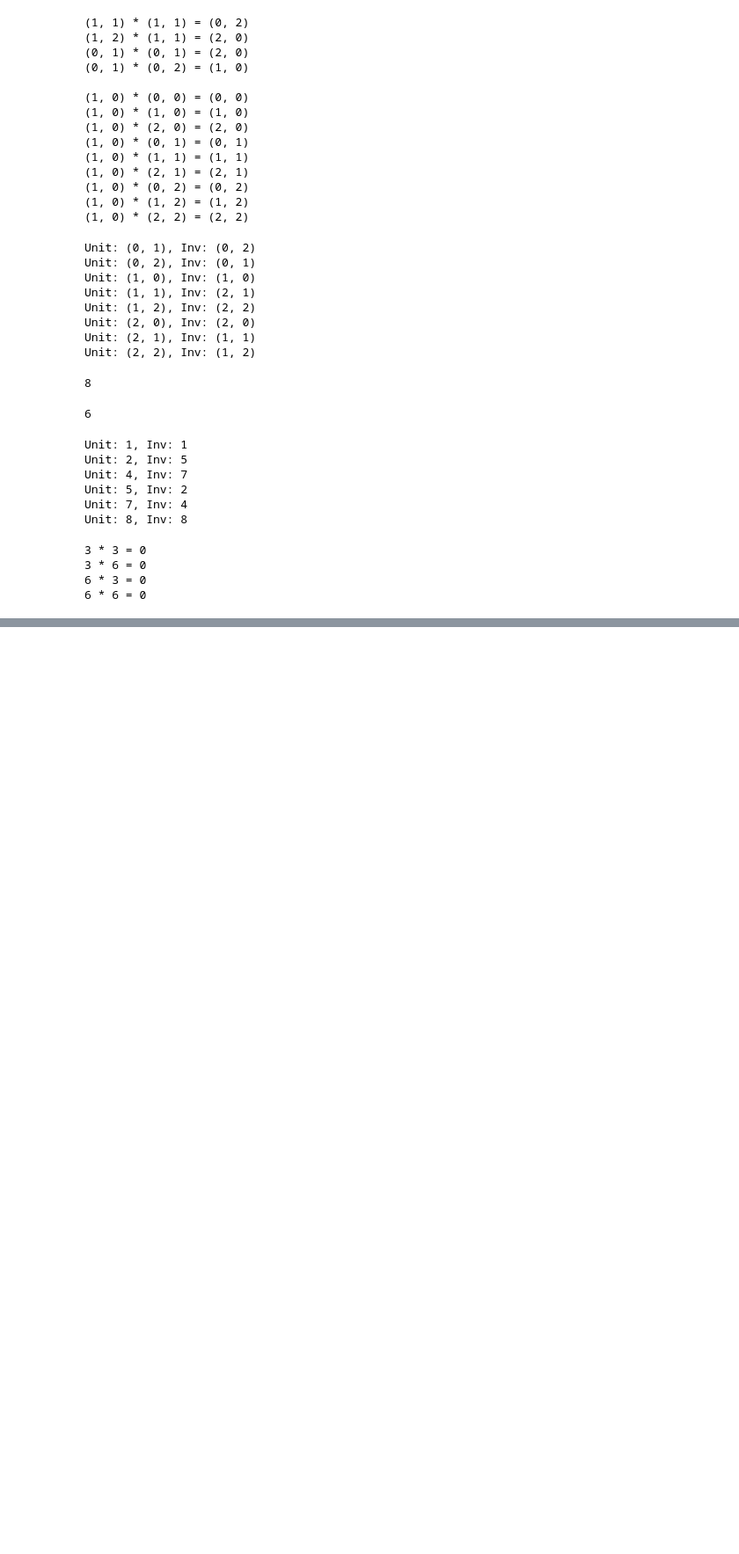
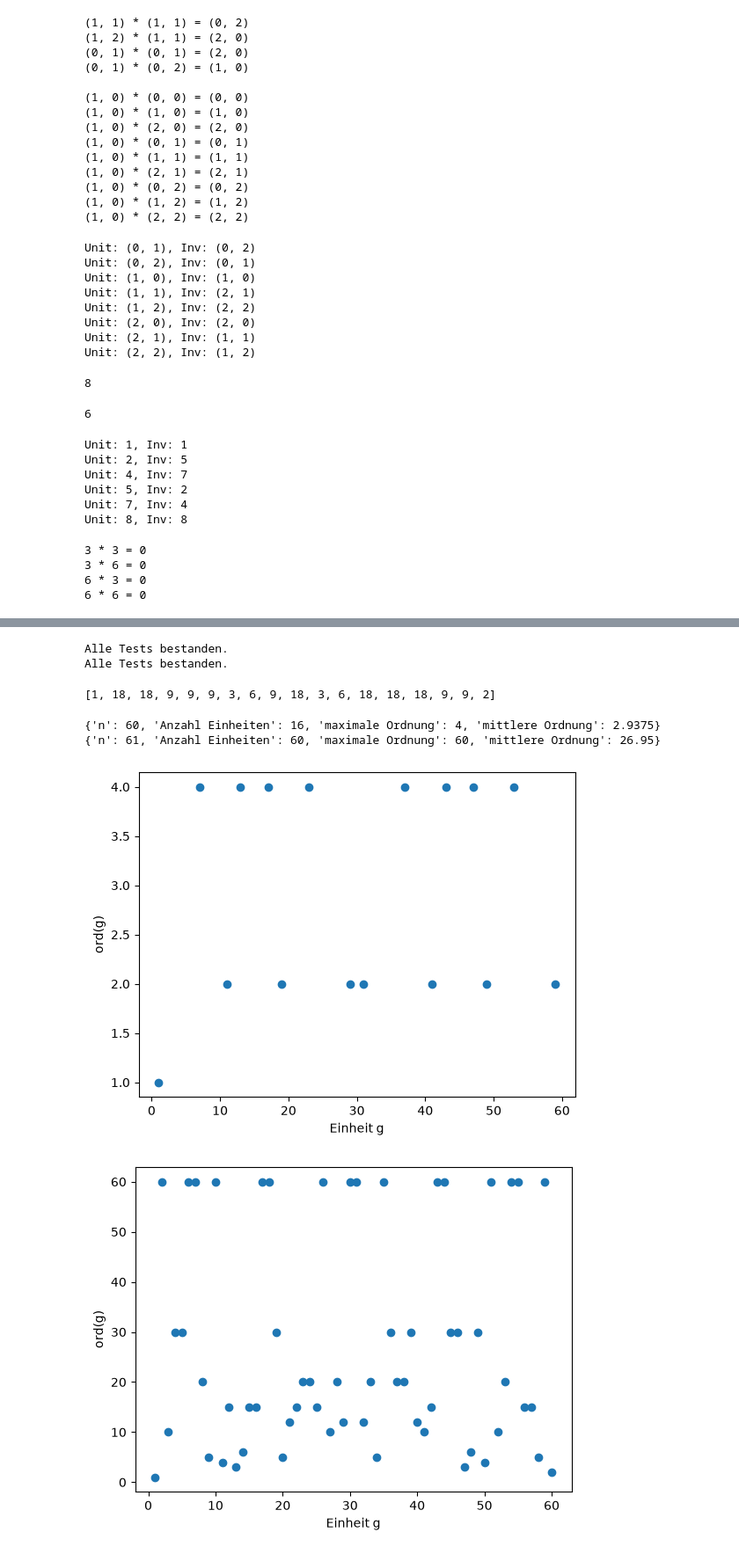
Before and after one commit to Bominyx/Verschluesselungstechnik, a Jupyter notebook: AB01/AB01.ipynb, the cells around one changed output, grey strips where cells are left out. Shown at 88% size. Drawn from its saved outputs; the diff is of its cells as text; code cells hidden in the pictures; blank space fills up the shorter version.

```diff
--- a/AB01/AB01.ipynb
+++ b/AB01/AB01.ipynb
@@ -202,0 +225,55 @@ for a in E:
+# %%
+test_abelian_group(Zn(7).units())
+test_abelian_group(Zn(12).get_additive_group())
+# %% [output]
+Alle Tests bestanden.
+Alle Tests bestanden.
+# %%
+def order(x):
+    # Die Ordnung eines Elements x einer endlichen abelschen Gruppe.
+    e = x.identity()
+    y = x
+    n = 1
+    while y != e:
+        y = y.multiply(x)
+        n += 1
+    return n
+# %%
+G = Zn(19).units()
+print([order(x) for x in G.enum()])
+# %% [output]
+[1, 18, 18, 9, 9, 9, 3, 6, 9, 18, 3, 6, 18, 18, 18, 9, 9, 2]
+# %%
+def order_statistics(n):
+    # Ordnungen aller Elemente der Einheitengruppe von Z_n.
+    G = Zn(n).units()
+    elements = G.enum()
+    orders = [order(x) for x in elements]
+    return {'n': n,
+            'Anzahl Einheiten': len(elements),
+            'maximale Ordnung': max(orders),
+            'mittlere Ordnung': sum(orders) / len(orders)}
+
+
+def plot_orders(n):
+    # Zeichnet zu jeder Einheit g von Z_n ihre Ordnung ord(g).
+    import matplotlib.pyplot as plt
+    G = Zn(n).units()
+    xs = [x.r.value for x in G.enum()]  # der Wert der Einheit als Zahl
+    ys = [order(x) for x in G.enum()]
+    plt.scatter(xs, ys)
+    plt.xlabel('Einheit g')
+    plt.ylabel('ord(g)')
+    plt.show()
+# %%
+print(order_statistics(60))
+print(order_statistics(61))
+# %% [output]
+{'n': 60, 'Anzahl Einheiten': 16, 'maximale Ordnung': 4, 'mittlere Ordnung': 2.9375}
+{'n': 61, 'Anzahl Einheiten': 60, 'maximale Ordnung': 60, 'mittlere Ordnung': 26.95}
+# %%
+plot_orders(60)
+plot_orders(61)
+# %% [output]
+[figure, added]
+[figure, added]
```
Also changed, not shown: parts of 2 cells of this notebook.
